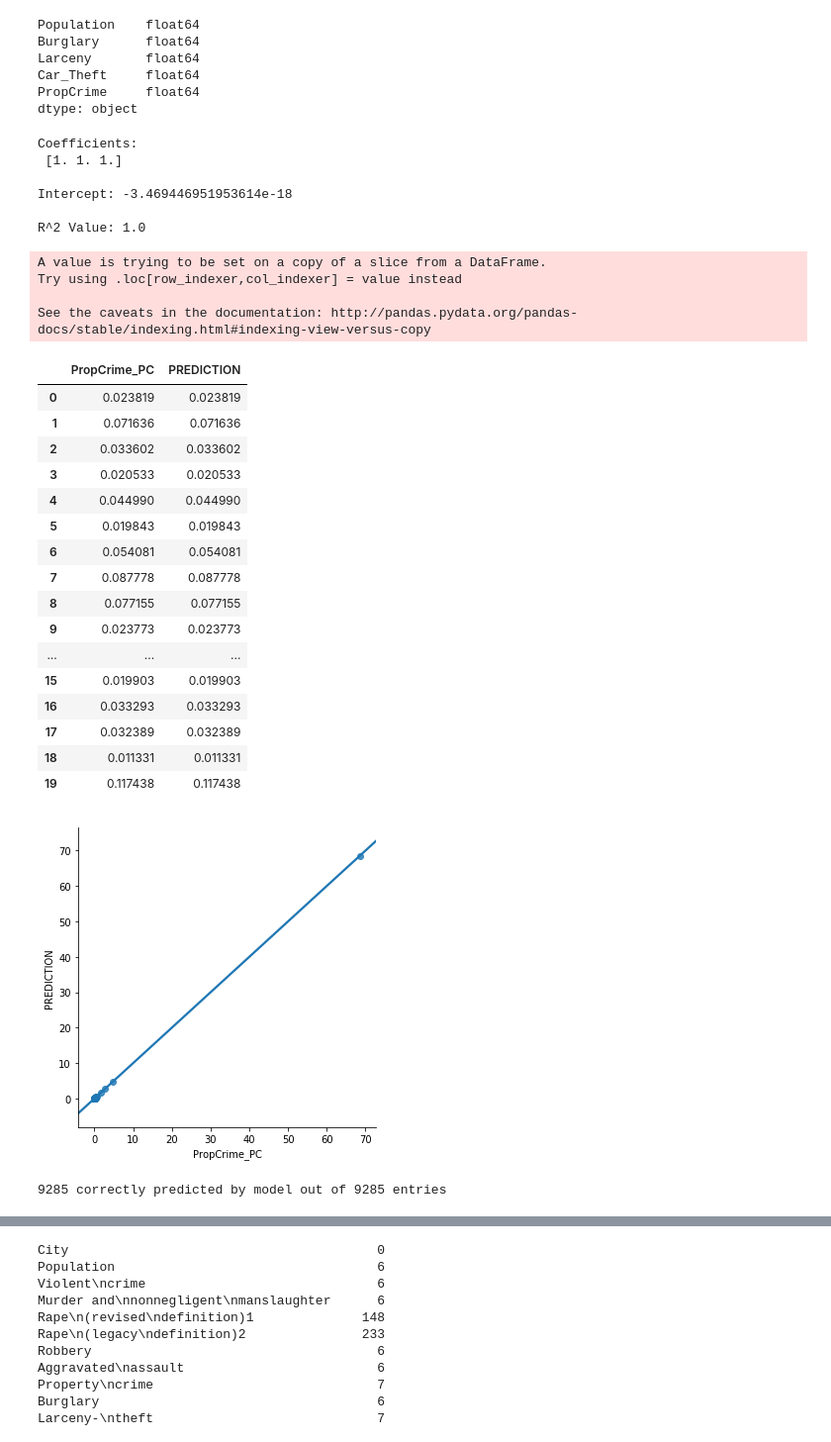
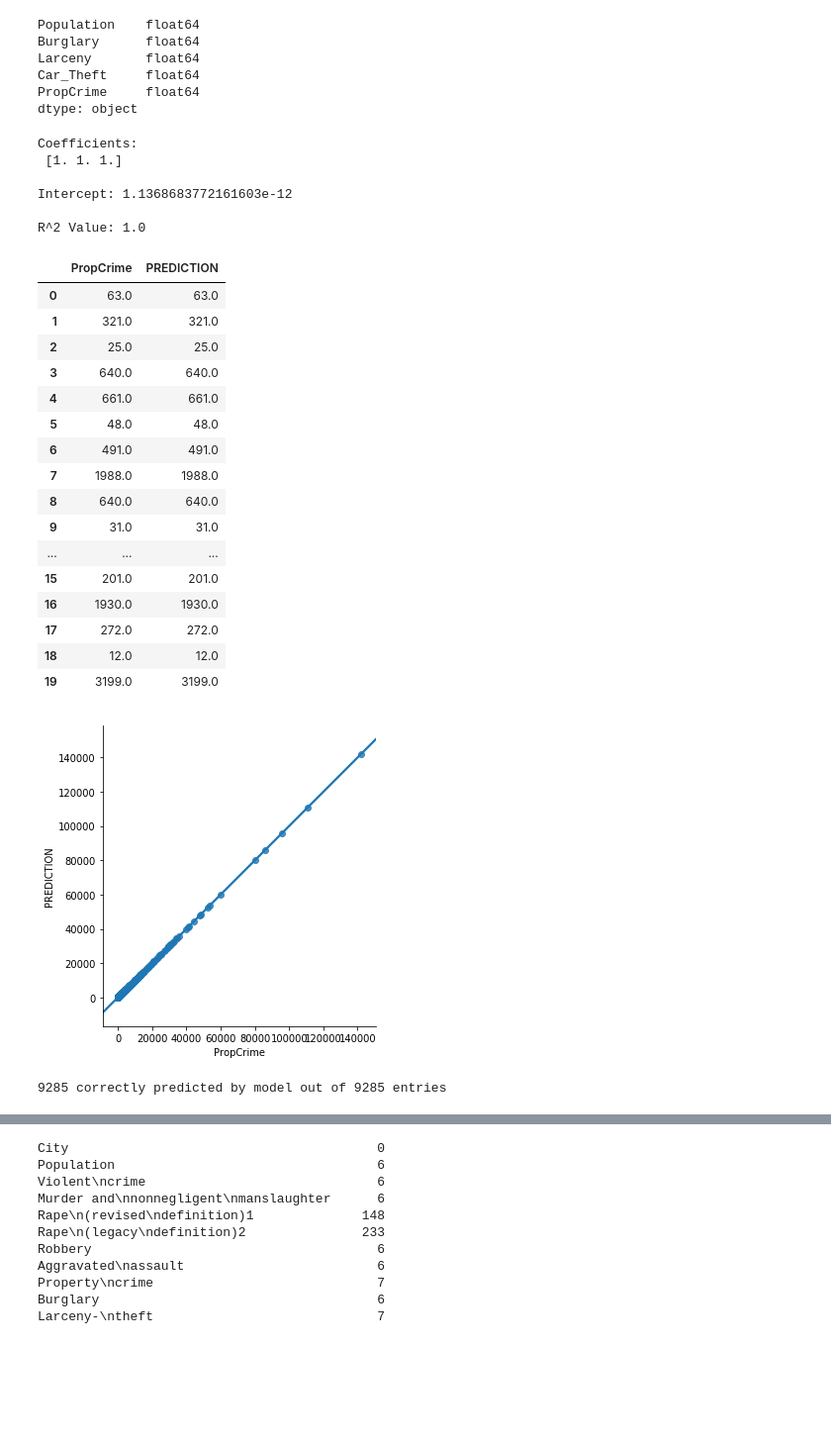
Before and after one commit to Hallnich/THINKFUL, a Jupyter notebook: Challenge - Validating a linear regression (Completed).ipynb, the cells around one changed output, grey strips where cells are left out. Shown at 99% size. Drawn from its saved outputs; the diff is of its cells as text; code cells hidden in the pictures; blank space fills up the shorter version.

```diff
--- a/Challenge - Validating a linear regression (Completed).ipynb
+++ b/Challenge - Validating a linear regression (Completed).ipynb
@@ -135,61 +129,51 @@ Larceny       float64
 Car_Theft     float64
 PropCrime     float64
 dtype: object
-# %%
-# Calculate Per Capita Values
-states_df['Burglary_PC'] = states_df.loc[:,'Burglary'] / states_df.loc[:,'Population']
-states_df['Larceny_PC'] = states_df.loc[:,'Larceny'] / states_df.loc[:,'Population']
-states_df['CarTheft_PC'] = states_df.loc[:,'Car_Theft'] / states_df.loc[:,'Population']
-states_df['PropCrime_PC'] = states_df.loc[:,'PropCrime'] / states_df.loc[:,'Population']
 # %%
 # collect needed inputs for model into new dataframes
-target = states_df['PropCrime_PC']
-test_df = states_df[['Burglary_PC','CarTheft_PC','Larceny_PC','PropCrime_PC']]
+target = states_df['PropCrime']
+test_df = states_df[['Burglary','Car_Theft','Larceny','PropCrime']]
 # print model for comparison
 do_regression(X,Y)
 # %% [output]
 Coefficients:
  [1. 1. 1.]
 
-Intercept: -3.469446951953614e-18
+Intercept: 1.1368683772161603e-12
 
 R^2 Value: 1.0
 # %%
 # Calculate Prediction using formula from model
-test_df['PREDICTION'] = (test_df.loc[:,'Burglary_PC'])+(test_df.loc[:,'CarTheft_PC'])+(test_df.loc[:,'Larceny_PC'])-3.469446951953614**-18
-test_df[['PropCrime_PC','PREDICTION']].head(n=20)
+test_df['PREDICTION'] = (test_df.loc[:,'Burglary'])+(test_df.loc[:,'Car_Theft'])+(test_df.loc[:,'Larceny'])-3.469446951953614**-18
+test_df[['PropCrime','PREDICTION']].head(n=20)
 # %% [output]
-A value is trying to be set on a copy of a slice from a DataFrame.
-Try using .loc[row_indexer,col_indexer] = value instead
-
-See the caveats in the documentation: http://pandas.pydata.org/pandas-docs/stable/indexing.html#indexing-view-versus-copy
-|  | PropCrime_PC | PREDICTION |
-| 0 | 0.023819 | 0.023819 |
-| 1 | 0.071636 | 0.071636 |
-| 2 | 0.033602 | 0.033602 |
-| 3 | 0.020533 | 0.020533 |
-| 4 | 0.044990 | 0.044990 |
-| 5 | 0.019843 | 0.019843 |
-| 6 | 0.054081 | 0.054081 |
-| 7 | 0.087778 | 0.087778 |
-| 8 | 0.077155 | 0.077155 |
-| 9 | 0.023773 | 0.023773 |
+|  | PropCrime | PREDICTION |
+| 0 | 63.0 | 63.0 |
+| 1 | 321.0 | 321.0 |
+| 2 | 25.0 | 25.0 |
+| 3 | 640.0 | 640.0 |
+| 4 | 661.0 | 661.0 |
+| 5 | 48.0 | 48.0 |
+| 6 | 491.0 | 491.0 |
+| 7 | 1988.0 | 1988.0 |
+| 8 | 640.0 | 640.0 |
+| 9 | 31.0 | 31.0 |
 | ... | ... | ... |
-| 15 | 0.019903 | 0.019903 |
-| 16 | 0.033293 | 0.033293 |
-| 17 | 0.032389 | 0.032389 |
-| 18 | 0.011331 | 0.011331 |
-| 19 | 0.117438 | 0.117438 |
+| 15 | 201.0 | 201.0 |
+| 16 | 1930.0 | 1930.0 |
+| 17 | 272.0 | 272.0 |
+| 18 | 12.0 | 12.0 |
+| 19 | 3199.0 | 3199.0 |
 # %%
 # How to predict values / code to use to generate number of correct vs all
 # Is this way below acceptable?
-correct = test_df[ round(test_df.loc[:,'PREDICTION'],2) == round(test_df.loc[:,'PropCrime_PC'],2)]
+correct = test_df[ round(test_df.loc[:,'PREDICTION'],2) == round(test_df.loc[:,'PropCrime'],2)]
 
-sns.lmplot(x='PropCrime_PC',y='PREDICTION',data=test_df)
+sns.lmplot(x='PropCrime',y='PREDICTION',data=test_df)
 plt.show()
 print("{} correctly predicted by model out of {} entries".format(len(correct),len(test_df)))
 # %% [output]
-[figure, old version]
+[figure, new version]
 9285 correctly predicted by model out of 9285 entries
 # %%
 NY_2014.head(n=5)
```
Also changed, not shown: parts of 9 cells of this notebook, 1 other file.
